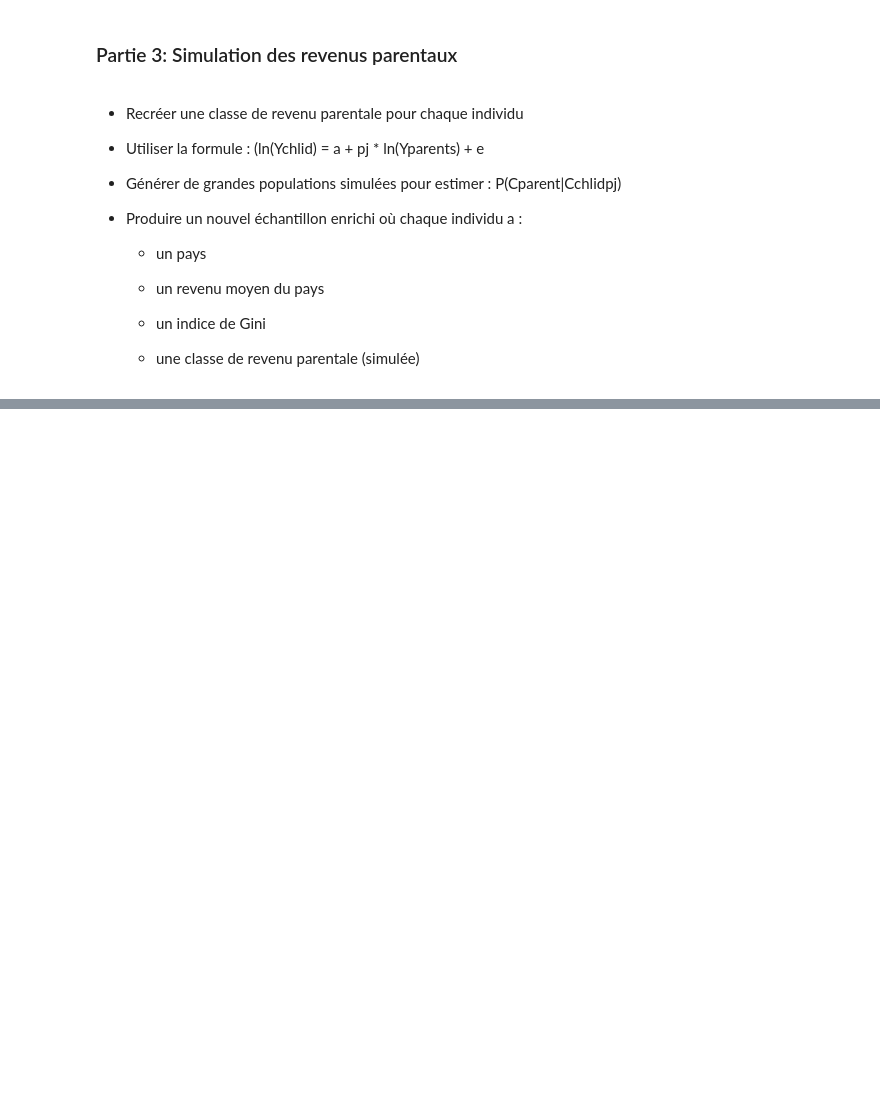
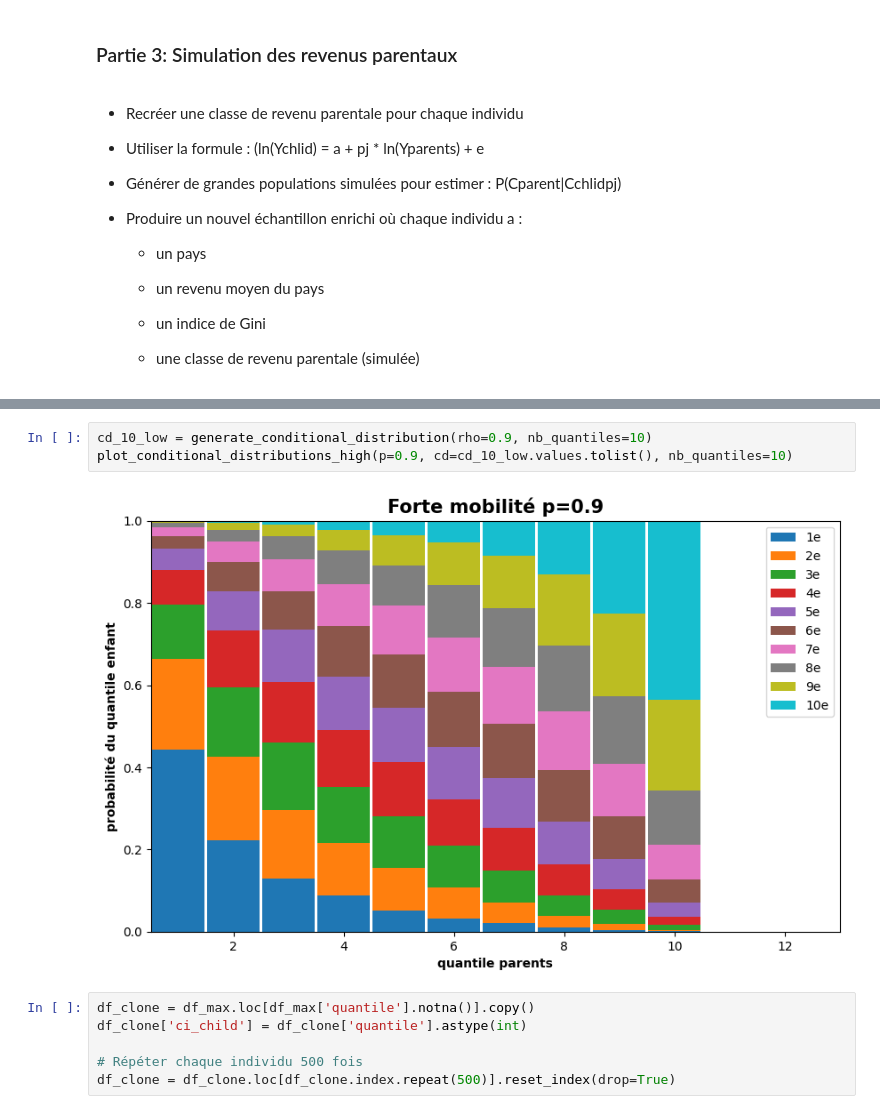
Before and after one commit to dinaglamshowroom/projet-data_oc, a Jupyter notebook: Projet_7.ipynb, the cells around one changed output, grey strips where cells are left out. Drawn from its saved outputs; the diff is of its cells as text; blank space fills up the shorter version.

```diff
--- a/Projet_7.ipynb
+++ b/Projet_7.ipynb
@@ -1959,0 +2229,11 @@ plt.show()
+# %%
+cd_10_low = generate_conditional_distribution(rho=0.9, nb_quantiles=10)
+plot_conditional_distributions_high(p=0.9, cd=cd_10_low.values.tolist(), nb_quantiles=10)
+# %% [output]
+[figure, added]
+# %%
+df_clone = df_max.loc[df_max['quantile'].notna()].copy()
+df_clone['ci_child'] = df_clone['quantile'].astype(int)
+
+# Répéter chaque individu 500 fois
+df_clone = df_clone.loc[df_clone.index.repeat(500)].reset_index(drop=True)
```
Also changed, not shown: parts of 28 cells of this notebook.
